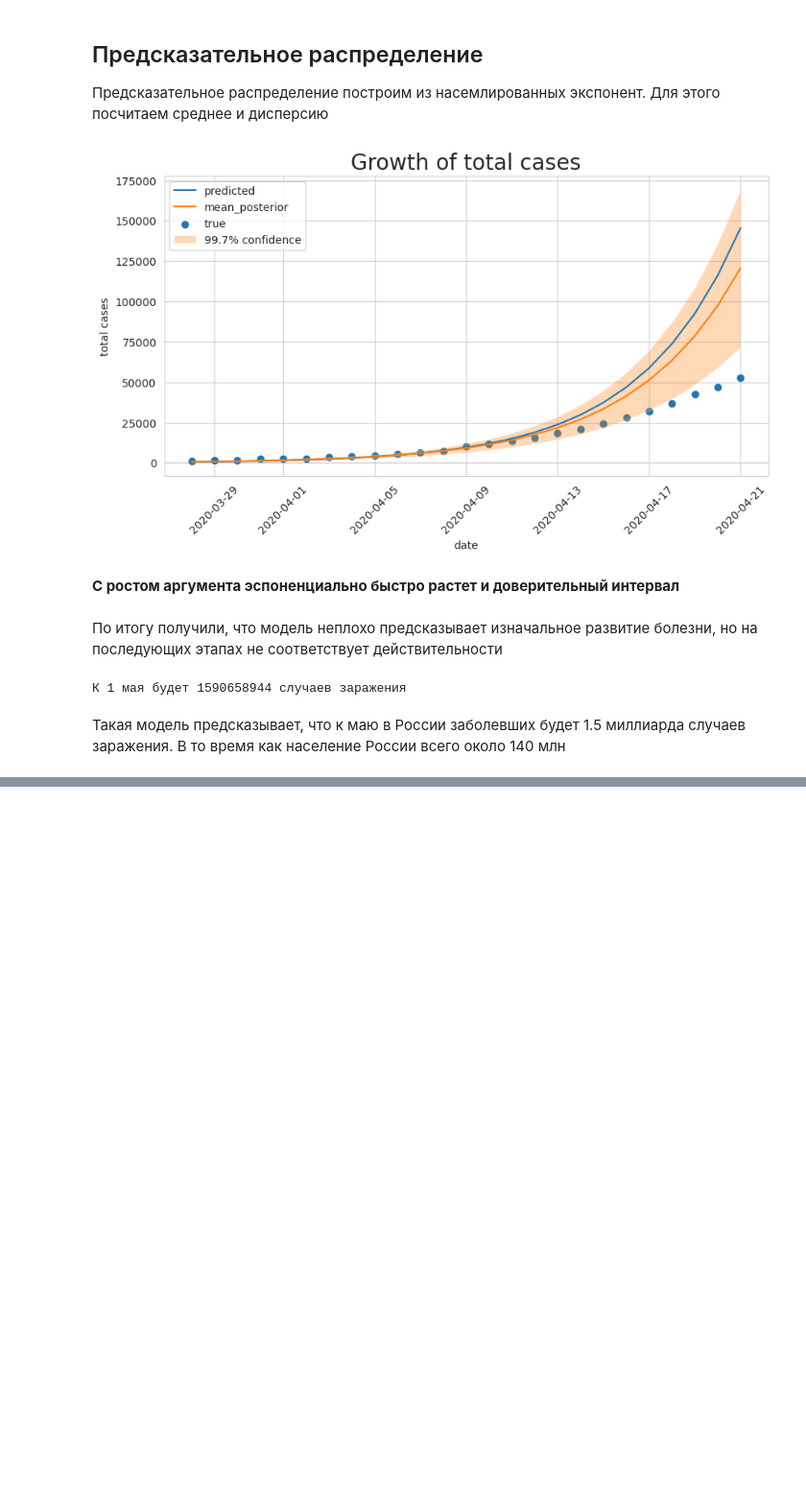
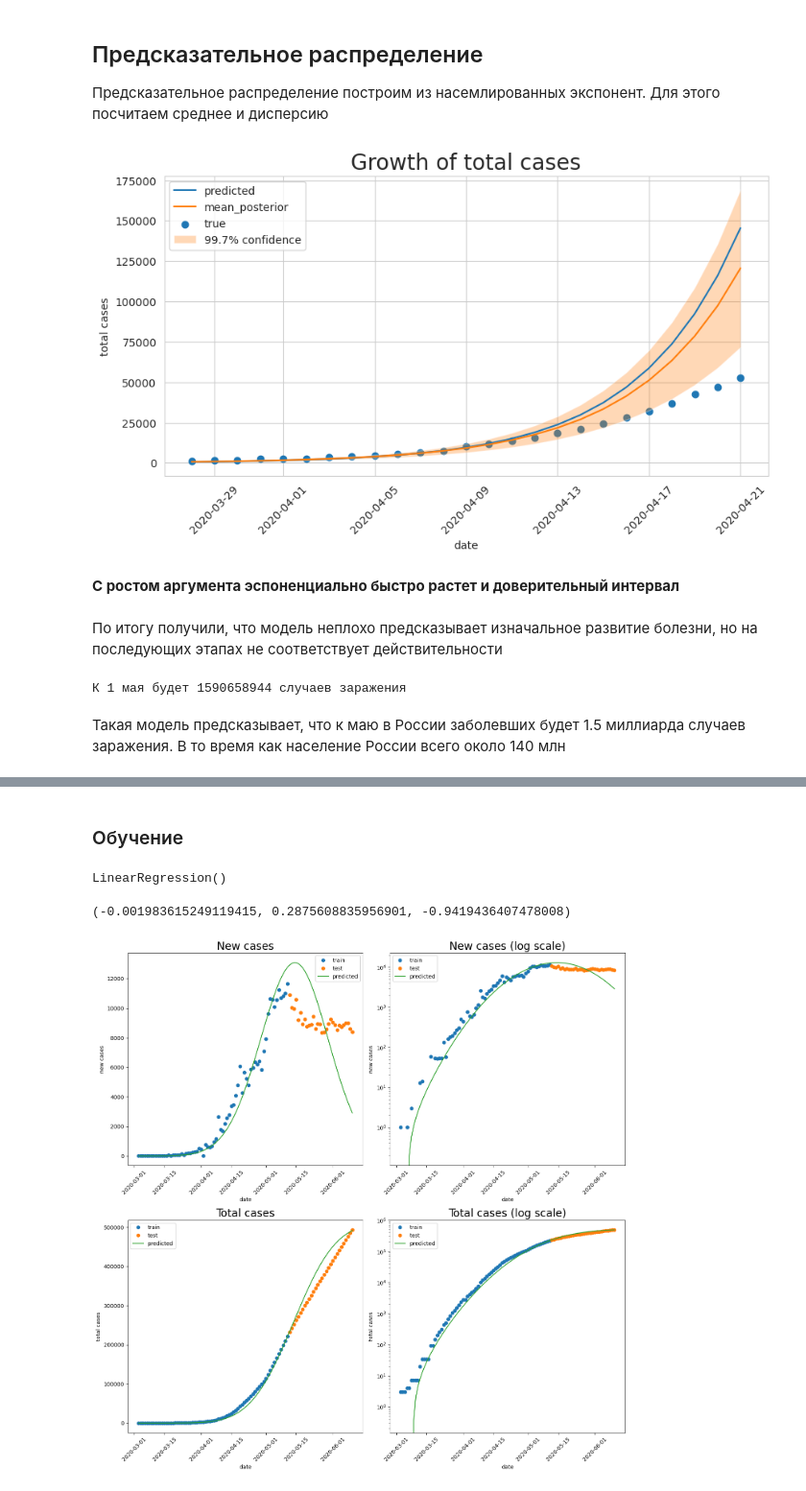
Before and after one commit to SERPSLAYER18/covid-19-prediction, a Jupyter notebook: covid-19.ipynb, the cells around one changed output, grey strips where cells are left out. Shown at 96% size. Saved outputs shown, nothing was run; the diff lists cells and outputs as text; code cells hidden in the pictures; blank space fills up the shorter version.

```diff
--- a/covid-19.ipynb
+++ b/covid-19.ipynb
@@ -299,0 +333,2 @@ print(f'К 1 мая будет {int(exp_model(days).detach().numpy()[0])} слу
+# %% [markdown]
+### Обучение
@@ -299,0 +338,75 @@ print(f'К 1 мая будет {int(exp_model(days).detach().numpy()[0])} слу
+# %%
+eps = 1
+x_train = np.linspace(0,num_days-1, num_days)
+x_test = np.linspace(num_days, num_test + num_days, num_test)
+
+x_train =np.vstack([x_train**2,x_train]).T
+x_test =np.vstack([x_test**2,x_test]).T
+
+y_true = filtered_train.new_cases.values
+log_y_true = np.log(y_true+eps)
+# %%
+X = np.vstack([x_train,x_test])
+# %%
+lr.fit(x_train,log_y_true)
+# %% [output]
+LinearRegression()
+# %%
+a,b,c = *lr.coef_, lr.intercept_
+a,b,c
+# %% [output]
+(-0.001983615249119415, 0.2875608835956901, -0.9419436407478008)
+# %%
+y_pred = np.exp(lr.predict(X)) - eps
+# %%
+fig, ax = plt.subplots(2,2, figsize  = (14,14))
+ax = plt.subplot(2,2,1)
+ax.plot(filtered_train.set_index(filtered_train.date).new_cases, "o", label = 'train')
+ax.plot(filtered_test.set_index(filtered_test.date).new_cases, "o", label = 'test')
+ax.plot(filtered_df.date,y_pred, label = 'predicted')
+ax.legend()
+plt.xticks(rotation=45)
+ax.set_xlabel("date")
+ax.set_ylabel("new cases")
+ax.set_title("New cases", size=20);
+
+
+ax = plt.subplot(2,2,2)
+ax.plot(filtered_train.set_index(filtered_train.date).new_cases, "o", label = 'train')
+ax.plot(filtered_test.set_index(filtered_test.date).new_cases, "o", label = 'test')
+ax.plot(filtered_df.date,y_pred, label = 'predicted')
+ax.legend()
+plt.xticks(rotation=45)
+ax.set_xlabel("date")
+ax.set_ylabel("new cases")
+ax.set_yscale('log')
+ax.set_title("New cases (log scale)", size=20);
+
+
+ax = plt.subplot(2,2,3)
+ax.plot(filtered_train.set_index(filtered_train.date).total_cases, "o", label = 'train')
+ax.plot(filtered_test.set_index(filtered_test.date).total_cases, "o", label = 'test')
+ax.plot(filtered_df.date,np.cumsum(y_pred), label = 'predicted')
+ax.legend()
+plt.xticks(rotation=45)
+ax.set_xlabel("date")
+ax.set_ylabel("total cases")
+ax.set_title("Total cases", size=20);
+
+
+
+ax = plt.subplot(2,2,4)
+ax.plot(filtered_train.set_index(filtered_train.date).total_cases, "o", label = 'train')
+ax.plot(filtered_test.set_index(filtered_test.date).total_cases, "o", label = 'test')
+ax.plot(filtered_df.date,np.cumsum(y_pred), label = 'predicted')
+ax.legend()
+plt.xticks(rotation=45)
+ax.set_xlabel("date")
+ax.set_ylabel("total cases")
+ax.set_yscale('log')
+ax.set_title("Total cases (log scale)", size=20);
+
+
+fig.tight_layout()
+# %% [output]
+[figure, added]
```
Also changed, not shown: parts of 16 cells of this notebook.
